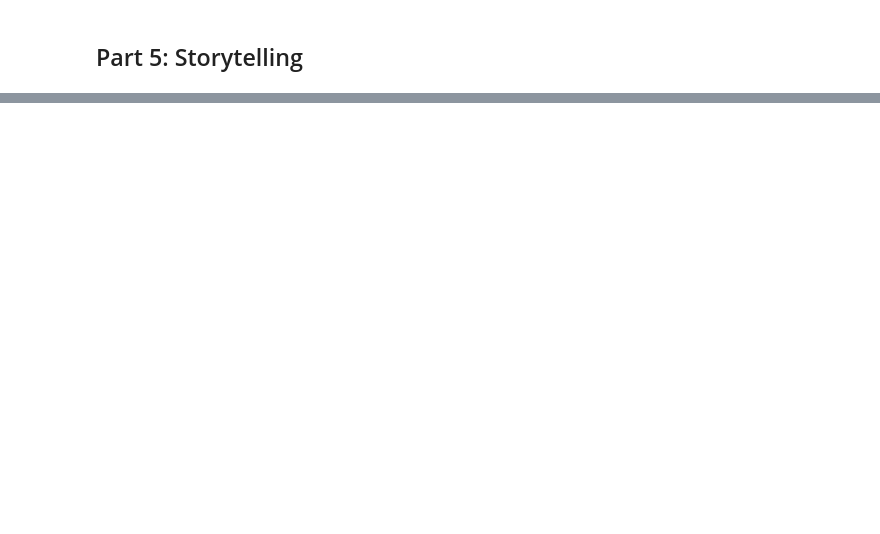
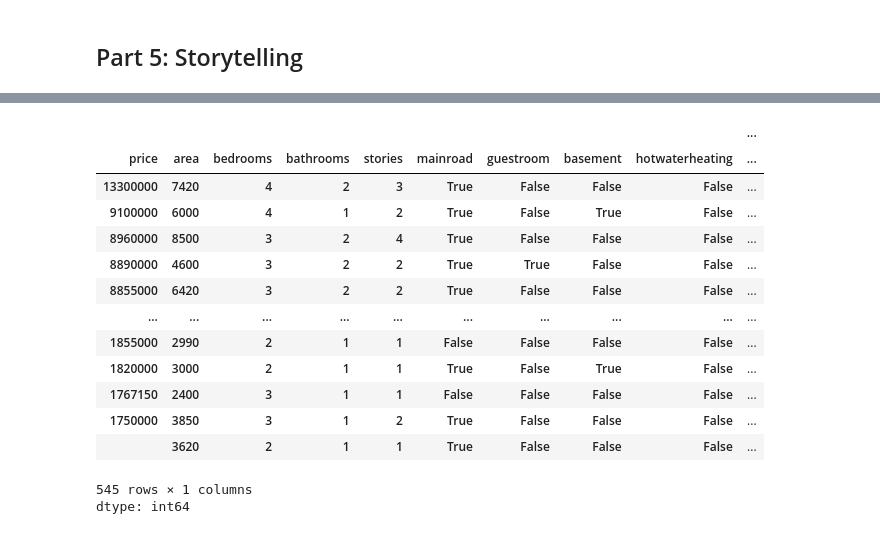
Before and after one commit to Zahab163/StoryTelling_HousingAnaysis, a Jupyter notebook: Zahab_HousingAnalysis.ipynb, the cells around one changed output, grey strips where cells are left out. Saved outputs shown, nothing was run; the diff lists cells and outputs as text; code cells hidden in the pictures; blank space fills up the shorter version.

```diff
--- a/Zahab_HousingAnalysis.ipynb
+++ b/Zahab_HousingAnalysis.ipynb
@@ -393,0 +447,19 @@ Overall, the data reflects a diverse housing market with both affordable and lux
+# %%
+#used to count the number of times each unique row appears
+df.value_counts()
+# %% [output]
+|  |  |  |  |  |  |  |  |  | ... |
+| price | area | bedrooms | bathrooms | stories | mainroad | guestroom | basement | hotwaterheating | ... |
+| 13300000 | 7420 | 4 | 2 | 3 | True | False | False | False | ... |
+| 9100000 | 6000 | 4 | 1 | 2 | True | False | True | False | ... |
+| 8960000 | 8500 | 3 | 2 | 4 | True | False | False | False | ... |
+| 8890000 | 4600 | 3 | 2 | 2 | True | True | False | False | ... |
+| 8855000 | 6420 | 3 | 2 | 2 | True | False | False | False | ... |
+| ... | ... | ... | ... | ... | ... | ... | ... | ... | ... |
+| 1855000 | 2990 | 2 | 1 | 1 | False | False | False | False | ... |
+| 1820000 | 3000 | 2 | 1 | 1 | True | False | True | False | ... |
+| 1767150 | 2400 | 3 | 1 | 1 | False | False | False | False | ... |
+| 1750000 | 3850 | 3 | 1 | 2 | True | False | False | False | ... |
+|  | 3620 | 2 | 1 | 1 | True | False | False | False | ... |
+545 rows × 1 columns
+dtype: int64
```
Also changed, not shown: parts of 11 cells of this notebook.
